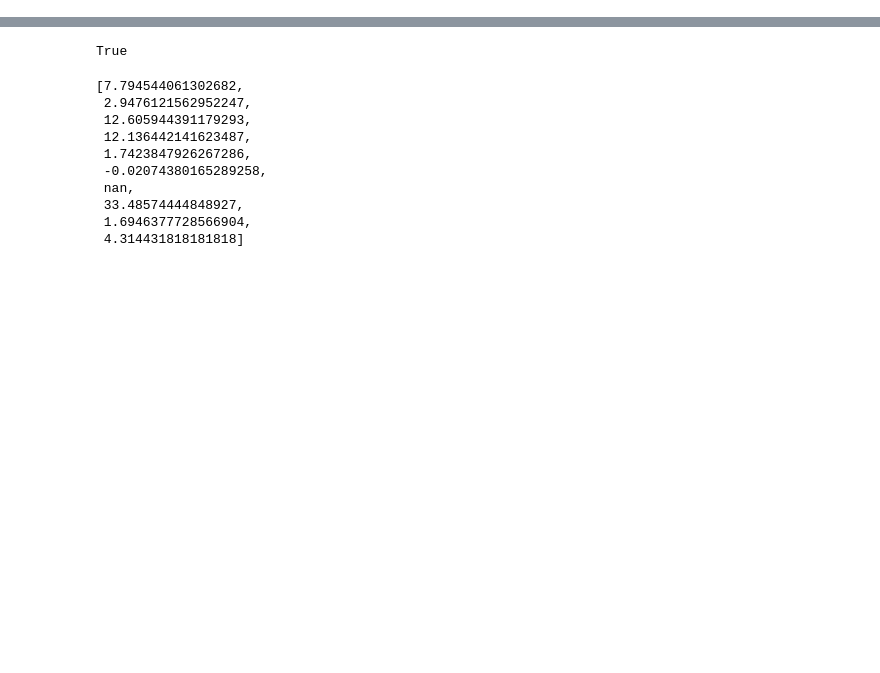
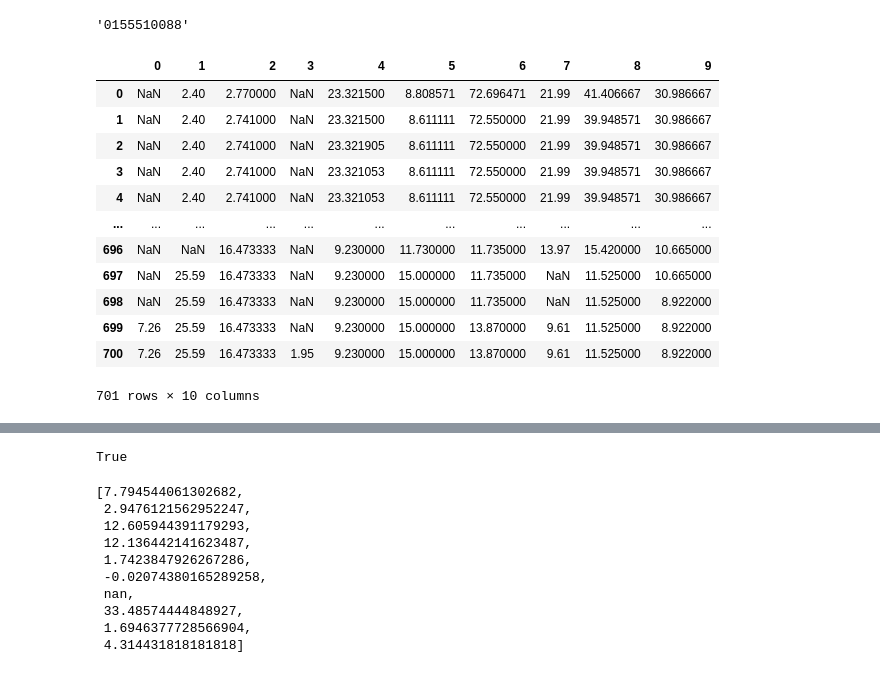
Before and after one commit to ndriggs/BookDrop, a Jupyter notebook: arbitrage.ipynb, the cells around one changed output, grey strips where cells are left out. Drawn from its saved outputs; the diff is of its cells as text; code cells hidden in the pictures; blank space fills up the shorter version.

```diff
--- a/arbitrage.ipynb
+++ b/arbitrage.ipynb
@@ -124,0 +46,4 @@ book_data = api.query(test[:10])
+# %%
+book_data[1]['asin']
+# %% [output]
+'0155510088'
@@ -124,0 +92,16 @@ book_data = api.query(test[:10])
+# %%
+rolling_averages
+# %% [output]
+|  | 0 | 1 | 2 | 3 | 4 | 5 | 6 | 7 | 8 | 9 |
+| 0 | NaN | 2.40 | 2.770000 | NaN | 23.321500 | 8.808571 | 72.696471 | 21.99 | 41.406667 | 30.986667 |
+| 1 | NaN | 2.40 | 2.741000 | NaN | 23.321500 | 8.611111 | 72.550000 | 21.99 | 39.948571 | 30.986667 |
+| 2 | NaN | 2.40 | 2.741000 | NaN | 23.321905 | 8.611111 | 72.550000 | 21.99 | 39.948571 | 30.986667 |
+| 3 | NaN | 2.40 | 2.741000 | NaN | 23.321053 | 8.611111 | 72.550000 | 21.99 | 39.948571 | 30.986667 |
+| 4 | NaN | 2.40 | 2.741000 | NaN | 23.321053 | 8.611111 | 72.550000 | 21.99 | 39.948571 | 30.986667 |
+| ... | ... | ... | ... | ... | ... | ... | ... | ... | ... | ... |
+| 696 | NaN | NaN | 16.473333 | NaN | 9.230000 | 11.730000 | 11.735000 | 13.97 | 15.420000 | 10.665000 |
+| 697 | NaN | 25.59 | 16.473333 | NaN | 9.230000 | 15.000000 | 11.735000 | NaN | 11.525000 | 10.665000 |
+| 698 | NaN | 25.59 | 16.473333 | NaN | 9.230000 | 15.000000 | 11.735000 | NaN | 11.525000 | 8.922000 |
+| 699 | 7.26 | 25.59 | 16.473333 | NaN | 9.230000 | 15.000000 | 13.870000 | 9.61 | 11.525000 | 8.922000 |
+| 700 | 7.26 | 25.59 | 16.473333 | 1.95 | 9.230000 | 15.000000 | 13.870000 | 9.61 | 11.525000 | 8.922000 |
+701 rows × 10 columns
```
Also changed, not shown: parts of 19 cells of this notebook.
